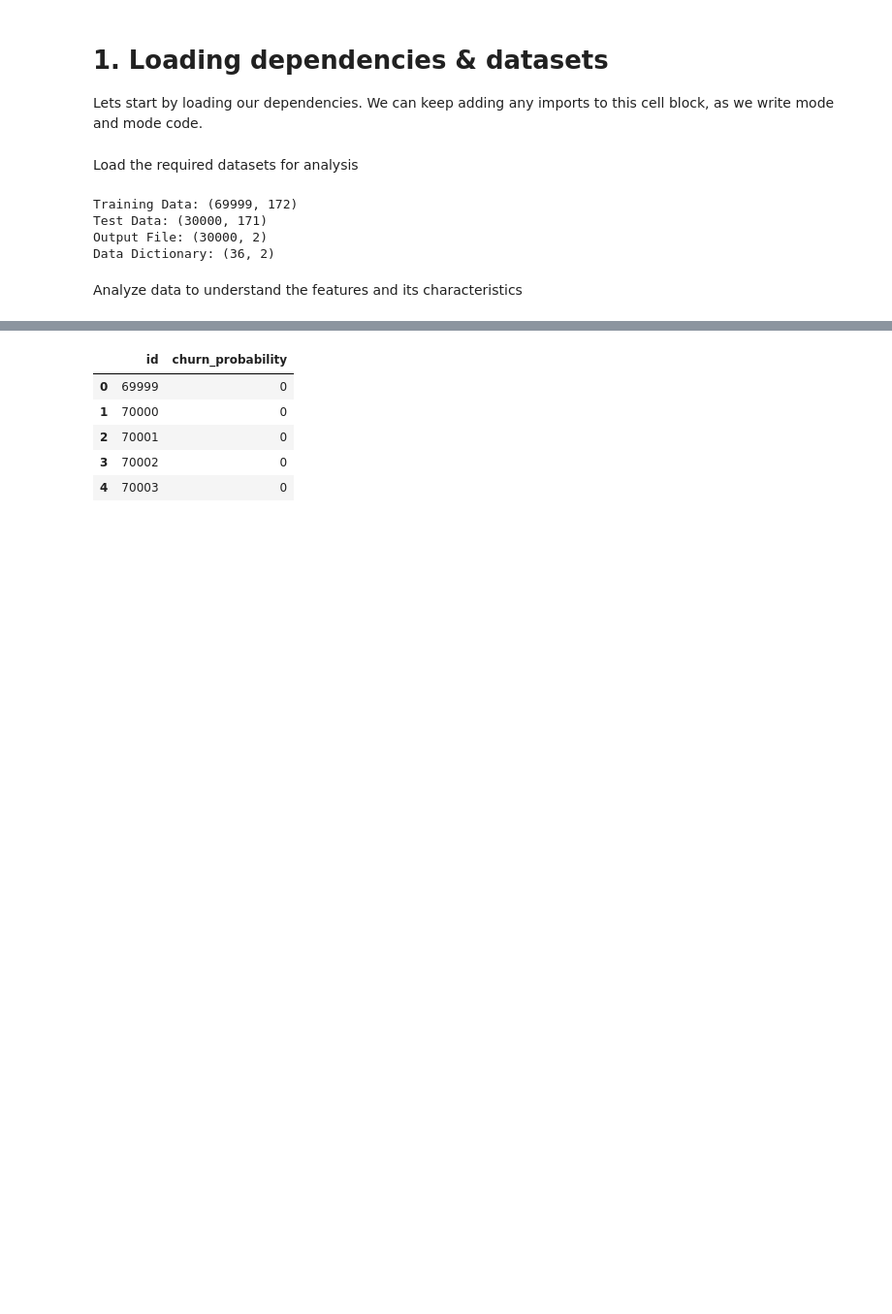
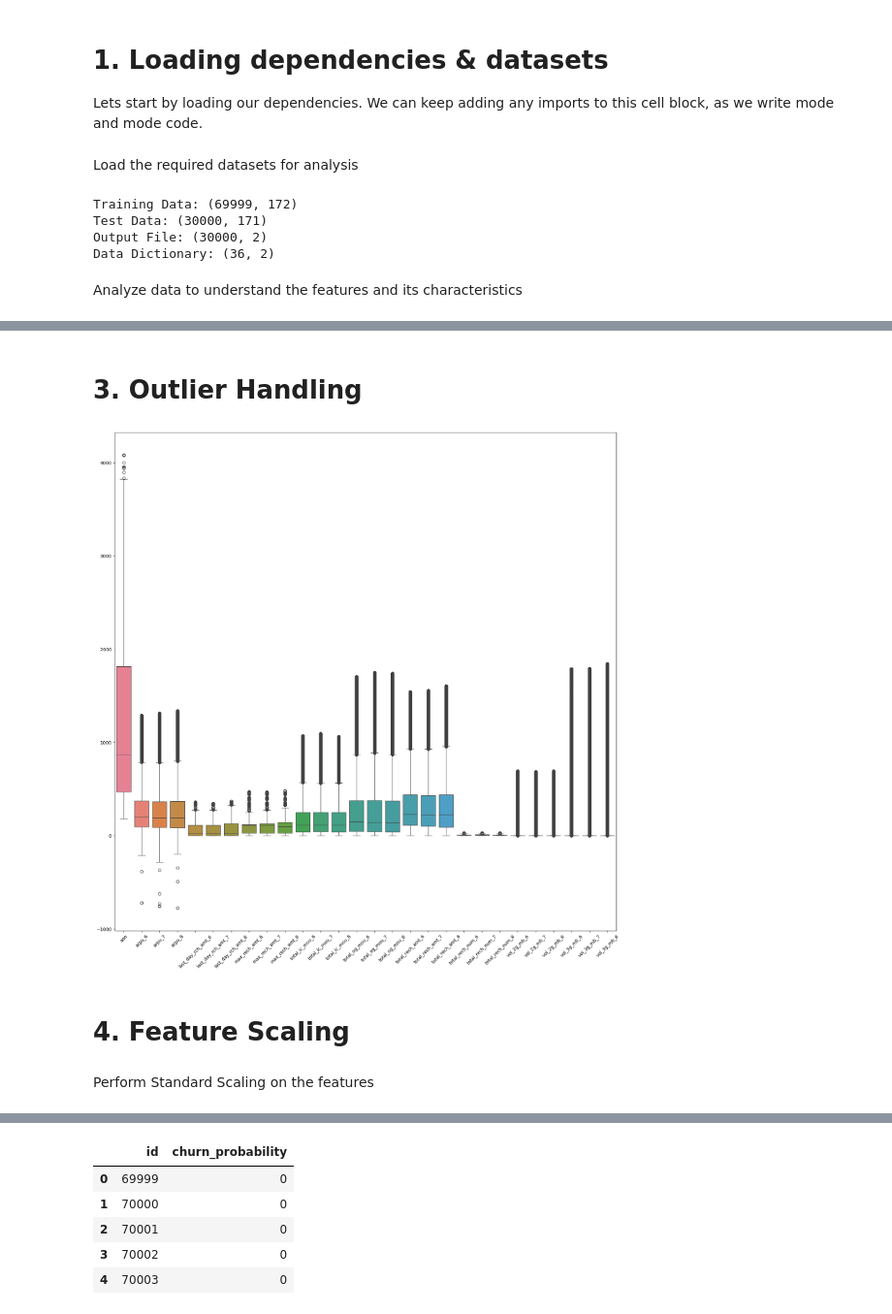
Before and after one commit to riteshlath/case-study-churn-prediction-for-telecom, a Jupyter notebook: case-study-predict-telecom-churn.ipynb, the cells around one changed output, grey strips where cells are left out. Shown at 97% size. Cells and saved outputs as stored; diff of their text form; code cells hidden in the pictures; blank space fills up the shorter version.

```diff
--- a/case-study-predict-telecom-churn.ipynb
+++ b/case-study-predict-telecom-churn.ipynb
@@ -552,0 +408,3 @@ For submission, we need to make sure that the format is exactly the same as the
+# %%
+X_train = X_train.drop(labels=['sachet_2g_6', 'sachet_2g_7', 'sachet_2g_8'], axis=1)
+X_test = X_test.drop(labels=['sachet_2g_6', 'sachet_2g_7', 'sachet_2g_8'], axis=1)
@@ -552,0 +428,3 @@ For submission, we need to make sure that the format is exactly the same as the
+# %%
+X_train = X_train.drop(labels=['sachet_3g_6', 'sachet_3g_7', 'sachet_3g_8'], axis=1)
+X_test = X_test.drop(labels=['sachet_3g_6', 'sachet_3g_7', 'sachet_3g_8'], axis=1)
@@ -552,0 +480,3 @@ For submission, we need to make sure that the format is exactly the same as the
+# %%
+X_train = X_train.drop(labels=['jun_vbc_3g', 'jul_vbc_3g', 'aug_vbc_3g'], axis=1)
+X_test = X_test.drop(labels=['jun_vbc_3g', 'jul_vbc_3g', 'aug_vbc_3g'], axis=1)
@@ -552,0 +554,22 @@ For submission, we need to make sure that the format is exactly the same as the
+# %% [markdown]
+# 3. Outlier Handling
+# %%
+def cap_outliers(array, k=3):
+    upper_limit = array.mean() + k*array.std()
+    lower_limit = array.mean() - k*array.std()
+    array[array<lower_limit] = lower_limit
+    array[array>upper_limit] = upper_limit
+    return array
+
+X_train = X_train.apply(cap_outliers, axis=0)
+# %%
+plt.figure(figsize=(20,20))
+plt.xticks(fontsize = 10, rotation=45)
+sns.boxplot(data = X_train)
+plt.show()
+# %% [output]
+[figure, added]
+# %% [markdown]
+# 4. Feature Scaling
+# %% [markdown]
+Perform Standard Scaling on the features
```
Also changed, not shown: parts of 149 cells of this notebook, 1 other file.
